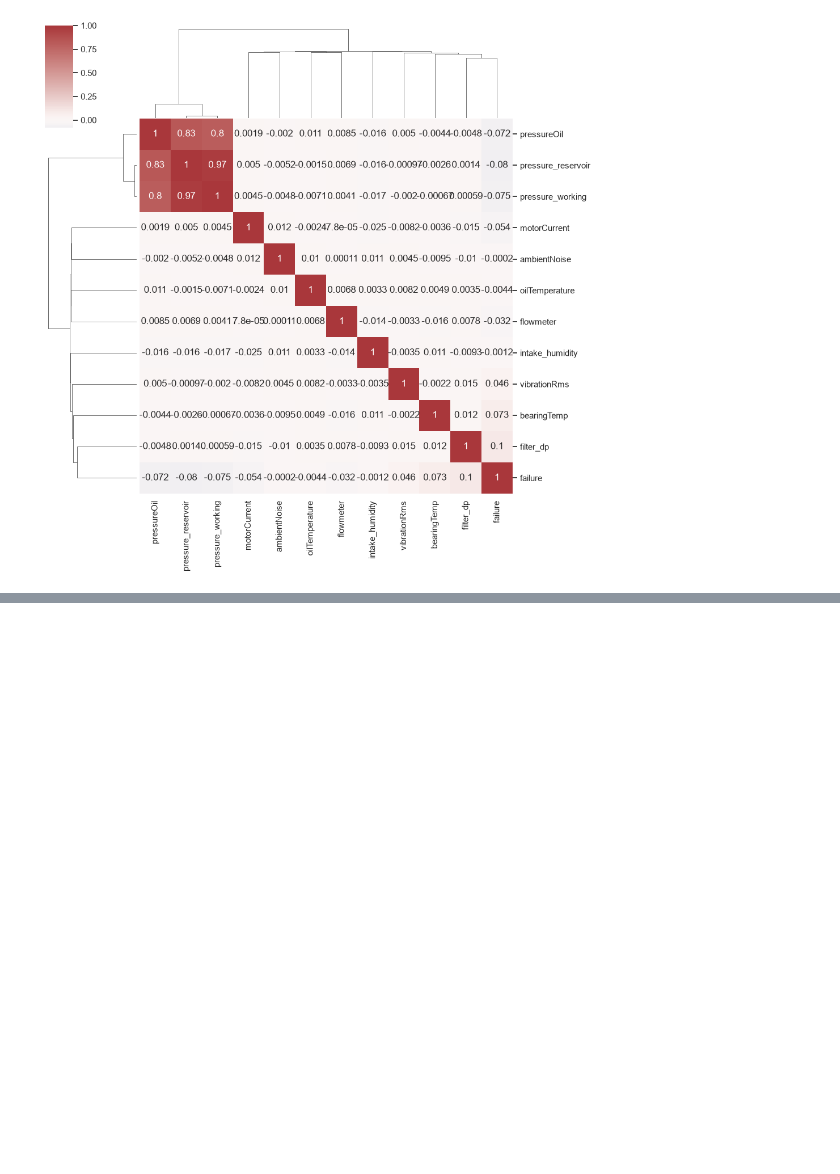
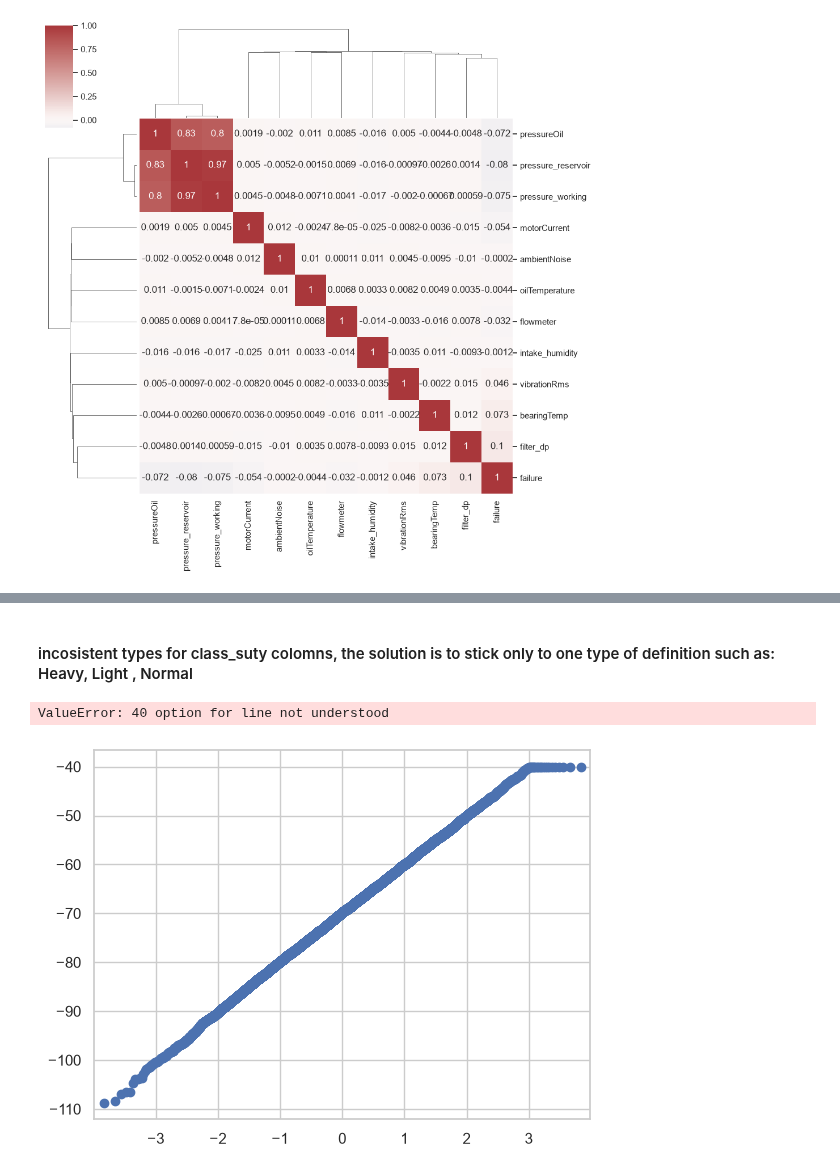
Before and after one commit to NovAndrii/IAU_project, a Jupyter notebook: prjct.ipynb, the cells around one changed output, grey strips where cells are left out. Saved outputs shown, nothing was run; the diff lists cells and outputs as text; code cells hidden in the pictures; blank space fills up the shorter version.

```diff
--- a/prjct.ipynb
+++ b/prjct.ipynb
@@ -701,0 +805,10 @@ sns.clustermap(corr, cmap="vlag", center = 0, annot = len(corr) < 15)
+# %% [markdown]
+#### incosistent types for class_suty colomns, the solution is to stick only to one type of definition such as: Heavy, Light , Normal
+# %%
+import statsmodels.api as sm
+
+sm.qqplot(gateways.dbm_signal, line='40')
+py.show()
+# %% [output]
+ValueError: 40 option for line not understood
+[figure, added]
```
Also changed, not shown: parts of 32 cells of this notebook.
